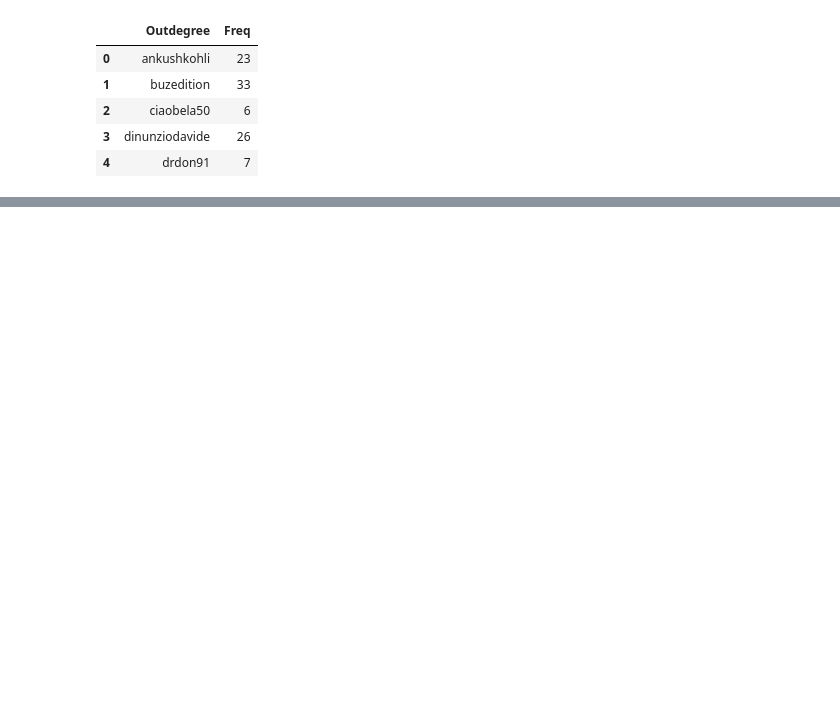
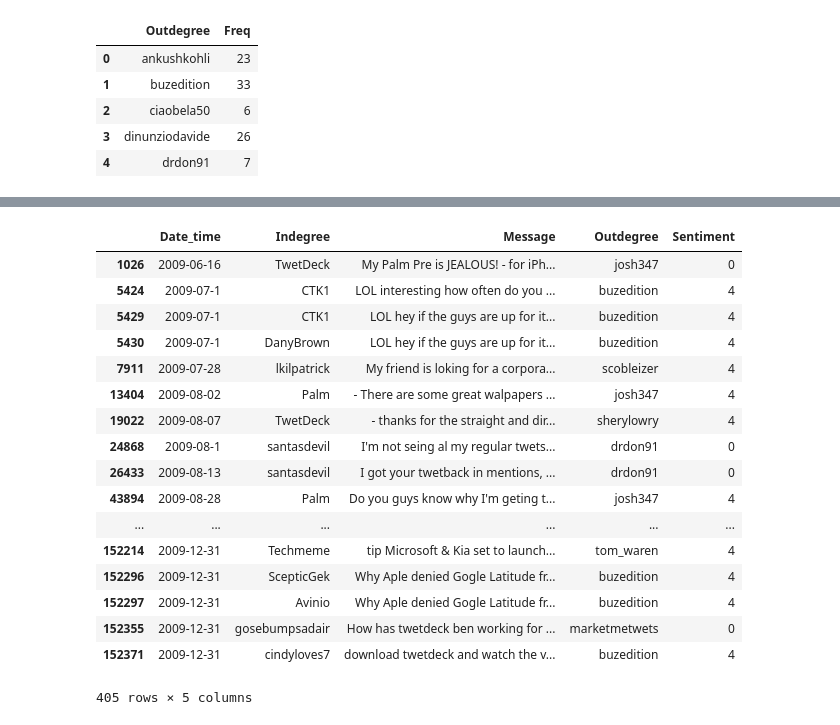
Before and after one commit to richardsop/SNA, a Jupyter notebook: dataMunglingTech.ipynb, the cells around one changed output, grey strips where cells are left out. Saved outputs shown, nothing was run; the diff lists cells and outputs as text; code cells hidden in the pictures; blank space fills up the shorter version.

```diff
--- a/dataMunglingTech.ipynb
+++ b/dataMunglingTech.ipynb
@@ -75,0 +102,21 @@ re.shape
+# %%
+mained
+# %% [output]
+|  | Date_time | Indegree | Message | Outdegree | Sentiment |
+| 1026 | 2009-06-16 | TwetDeck | My Palm Pre is JEALOUS! - for iPh... | josh347 | 0 |
+| 5424 | 2009-07-1 | CTK1 | LOL interesting how often do you ... | buzedition | 4 |
+| 5429 | 2009-07-1 | CTK1 | LOL hey if the guys are up for it... | buzedition | 4 |
+| 5430 | 2009-07-1 | DanyBrown | LOL hey if the guys are up for it... | buzedition | 4 |
+| 7911 | 2009-07-28 | lkilpatrick | My friend is loking for a corpora... | scobleizer | 4 |
+| 13404 | 2009-08-02 | Palm | - There are some great walpapers ... | josh347 | 4 |
+| 19022 | 2009-08-07 | TwetDeck | - thanks for the straight and dir... | sherylowry | 4 |
+| 24868 | 2009-08-1 | santasdevil | I'm not seing al my regular twets... | drdon91 | 0 |
+| 26433 | 2009-08-13 | santasdevil | I got your twetback in mentions, ... | drdon91 | 0 |
+| 43894 | 2009-08-28 | Palm | Do you guys know why I'm geting t... | josh347 | 4 |
+| ... | ... | ... | ... | ... | ... |
+| 152214 | 2009-12-31 | Techmeme | tip Microsoft & Kia set to launch... | tom_waren | 4 |
+| 152296 | 2009-12-31 | ScepticGek | Why Aple denied Gogle Latitude fr... | buzedition | 4 |
+| 152297 | 2009-12-31 | Avinio | Why Aple denied Gogle Latitude fr... | buzedition | 4 |
+| 152355 | 2009-12-31 | gosebumpsadair | How has twetdeck ben working for ... | marketmetwets | 0 |
+| 152371 | 2009-12-31 | cindyloves7 | download twetdeck and watch the v... | buzedition | 4 |
+405 rows × 5 columns
```
Also changed, not shown: parts of 19 cells of this notebook.
